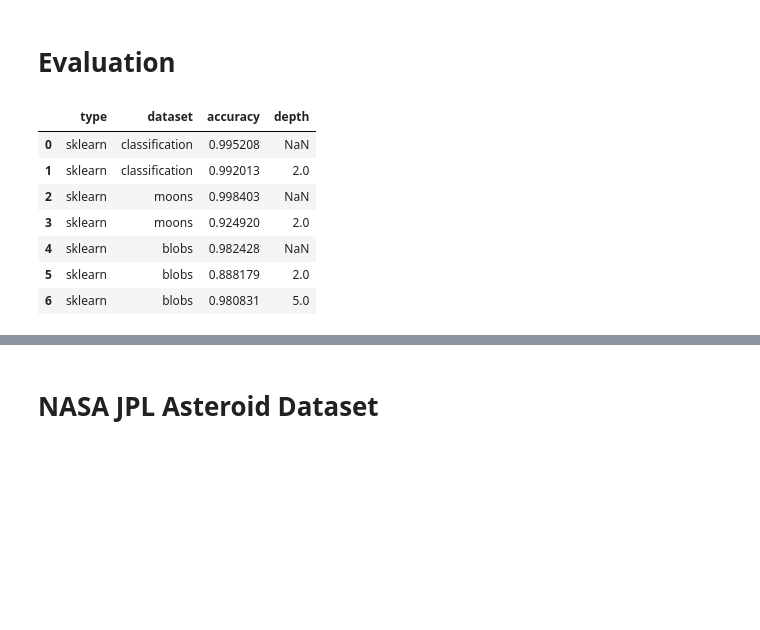
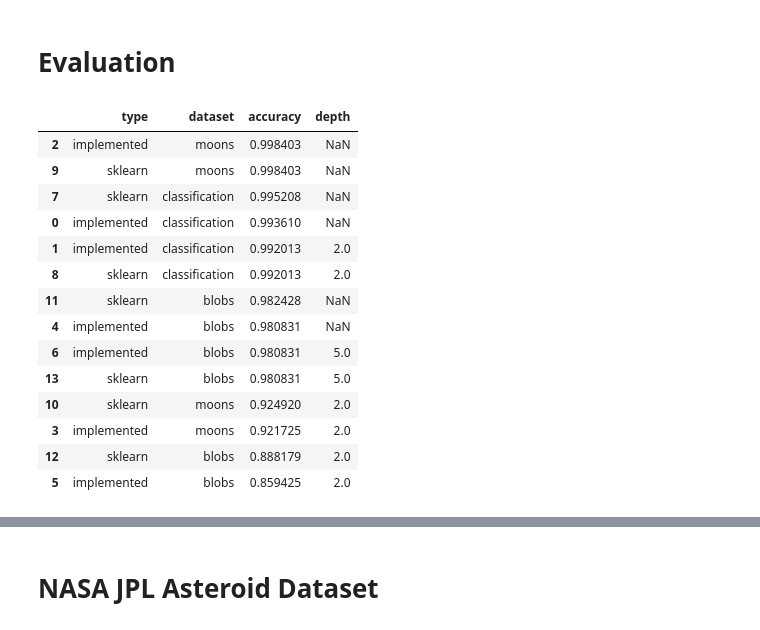
Before and after one commit to adamzsl/master-studies, a Jupyter notebook: random_forest/random_forest.ipynb, the cells around one changed output, grey strips where cells are left out. Saved outputs shown, nothing was run; the diff lists cells and outputs as text; code cells hidden in the pictures; blank space fills up the shorter version.

```diff
--- a/random_forest/random_forest.ipynb
+++ b/random_forest/random_forest.ipynb
@@ -82,0 +291,43 @@ results = []
+# %%
+datasets = {
+    'classification': (X_train, y_train, X_test, y_test),
+    'moons': (Xm_train, ym_train, Xm_test, ym_test),
+    'blobs': (Xb_train, yb_train, Xb_test, yb_test)
+}
+
+for ds_name, (X_tr, y_tr, X_te, y_te) in datasets.items():
+
+    depths = [None,
+              X_tr.shape[1] # number of features
+              ] + ([5] # number of clusters
+                   if ds_name == 'blobs' else [])
+
+    for depth in set(depths):
+        rf = RandomForest(
+            n_trees=100,
+            max_depth=depth,
+            n_features=int(np.sqrt(X_tr.shape[1]))
+        )
+        rf.fit(X_tr, y_tr, max_oob_increase=3)
+        y_pr = rf.predict(X_te)
+        y_sc = rf.predict_proba(X_te)
+        acc = accuracy_score(y_te, y_pr)
+        results.append({
+            'type': 'implemented',
+            'dataset': ds_name,
+            'accuracy': acc,
+            'depth': depth,
+            'model': rf,
+            'y_pred': y_pr,
+            'y_score': y_sc,
+            'y_true': y_te
+        })
+# %%
+for res in results:
+    ds_name = res['dataset']
+    depth = res['depth']
+    model = res['model']
+    acc = res['accuracy']
+    _, _, X_te, y_te = datasets[ds_name]
+    title = f"Implemented RandomForestClassifier \n Dataset: {ds_name}, Depth: {depth}, Accuracy: {acc:.3f}"
+    plot_decision_boundary(X_te, y_te, model, title=title)
@@ -139,16 +394,23 @@ for res in results:
 # %% [markdown]
 # Evaluation
 # %%
-pd.DataFrame(results).drop(columns=['y_pred','y_score', 'y_true', 'model'])
+pd.DataFrame(results).drop(columns=['y_pred','y_score', 'y_true', 'model']).sort_values(by=['accuracy'], ascending=False)
 # %% [output]
 |  | type | dataset | accuracy | depth |
-| 0 | sklearn | classification | 0.995208 | NaN |
-| 1 | sklearn | classification | 0.992013 | 2.0 |
-| 2 | sklearn | moons | 0.998403 | NaN |
-| 3 | sklearn | moons | 0.924920 | 2.0 |
-| 4 | sklearn | blobs | 0.982428 | NaN |
-| 5 | sklearn | blobs | 0.888179 | 2.0 |
-| 6 | sklearn | blobs | 0.980831 | 5.0 |
+| 2 | implemented | moons | 0.998403 | NaN |
+| 9 | sklearn | moons | 0.998403 | NaN |
+| 7 | sklearn | classification | 0.995208 | NaN |
+| 0 | implemented | classification | 0.993610 | NaN |
+| 1 | implemented | classification | 0.992013 | 2.0 |
+| 8 | sklearn | classification | 0.992013 | 2.0 |
+| 11 | sklearn | blobs | 0.982428 | NaN |
+| 4 | implemented | blobs | 0.980831 | NaN |
+| 6 | implemented | blobs | 0.980831 | 5.0 |
+| 13 | sklearn | blobs | 0.980831 | 5.0 |
+| 10 | sklearn | moons | 0.924920 | 2.0 |
+| 3 | implemented | moons | 0.921725 | 2.0 |
+| 12 | sklearn | blobs | 0.888179 | 2.0 |
+| 5 | implemented | blobs | 0.859425 | 2.0 |
 # %%
 times = []
 
```
Also changed, not shown: parts of 15 cells of this notebook.
